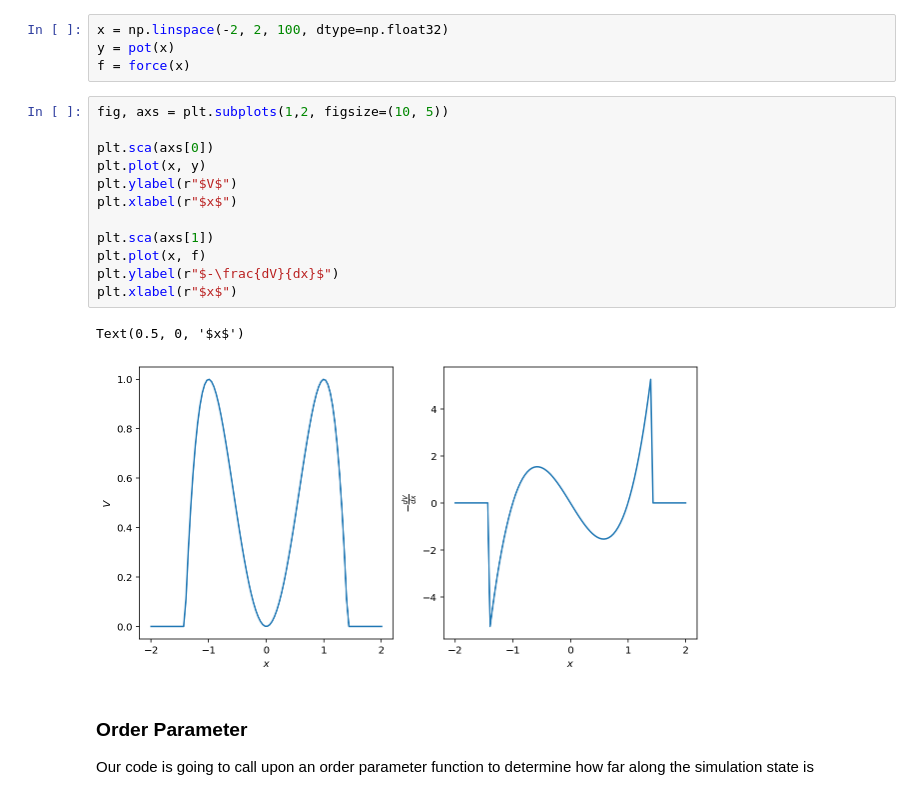
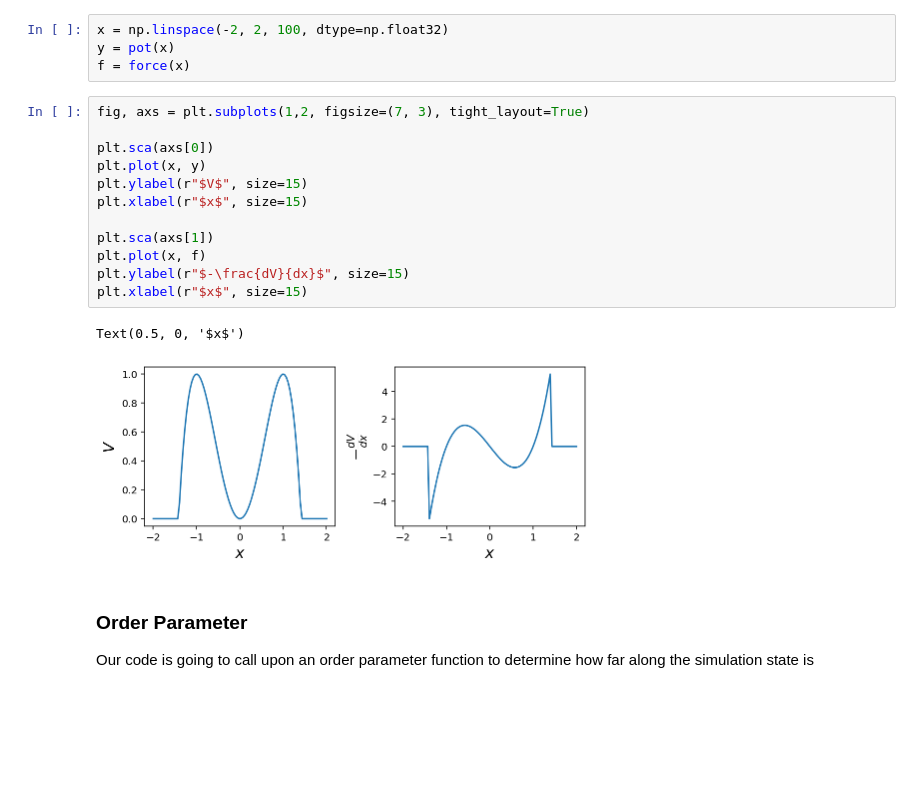
Before and after one commit to ianrgraham/monk, a Jupyter notebook: experiments/forward-flux/particle-hopping.ipynb, the cells around one changed output. Saved outputs shown, nothing was run; the diff lists cells and outputs as text; blank space fills up the shorter version.

```diff
--- a/experiments/forward-flux/particle-hopping.ipynb
+++ b/experiments/forward-flux/particle-hopping.ipynb
@@ -48,20 +48,20 @@ x = np.linspace(-2, 2, 100, dtype=np.float32)
 y = pot(x)
 f = force(x)
 # %%
-fig, axs = plt.subplots(1,2, figsize=(10, 5))
+fig, axs = plt.subplots(1,2, figsize=(7, 3), tight_layout=True)
 
 plt.sca(axs[0])
 plt.plot(x, y)
-plt.ylabel(r"$V$")
-plt.xlabel(r"$x$")
+plt.ylabel(r"$V$", size=15)
+plt.xlabel(r"$x$", size=15)
 
 plt.sca(axs[1])
 plt.plot(x, f)
-plt.ylabel(r"$-\frac{dV}{dx}$")
-plt.xlabel(r"$x$")
+plt.ylabel(r"$-\frac{dV}{dx}$", size=15)
+plt.xlabel(r"$x$", size=15)
 # %% [output]
 Text(0.5, 0, '$x$')
-[figure, old version]
+[figure, new version]
 # %% [markdown]
 ### Order Parameter
 
```
Also changed, not shown: parts of 17 cells of this notebook, 8 other files.
